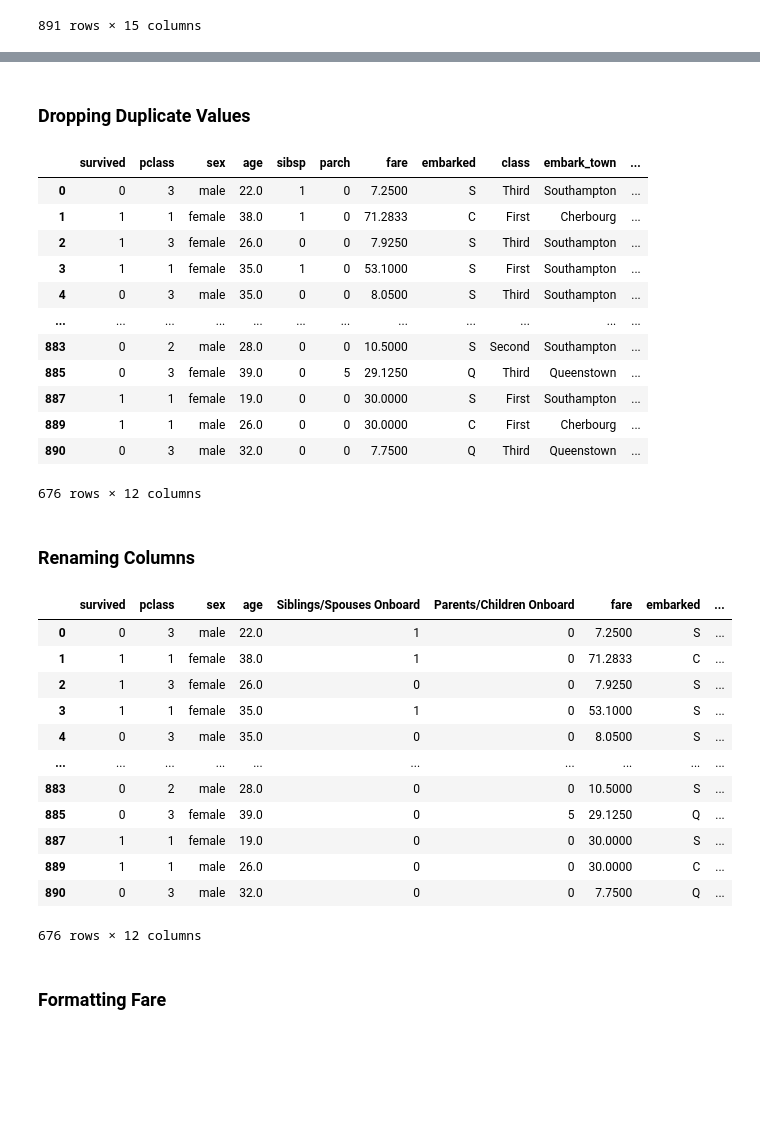
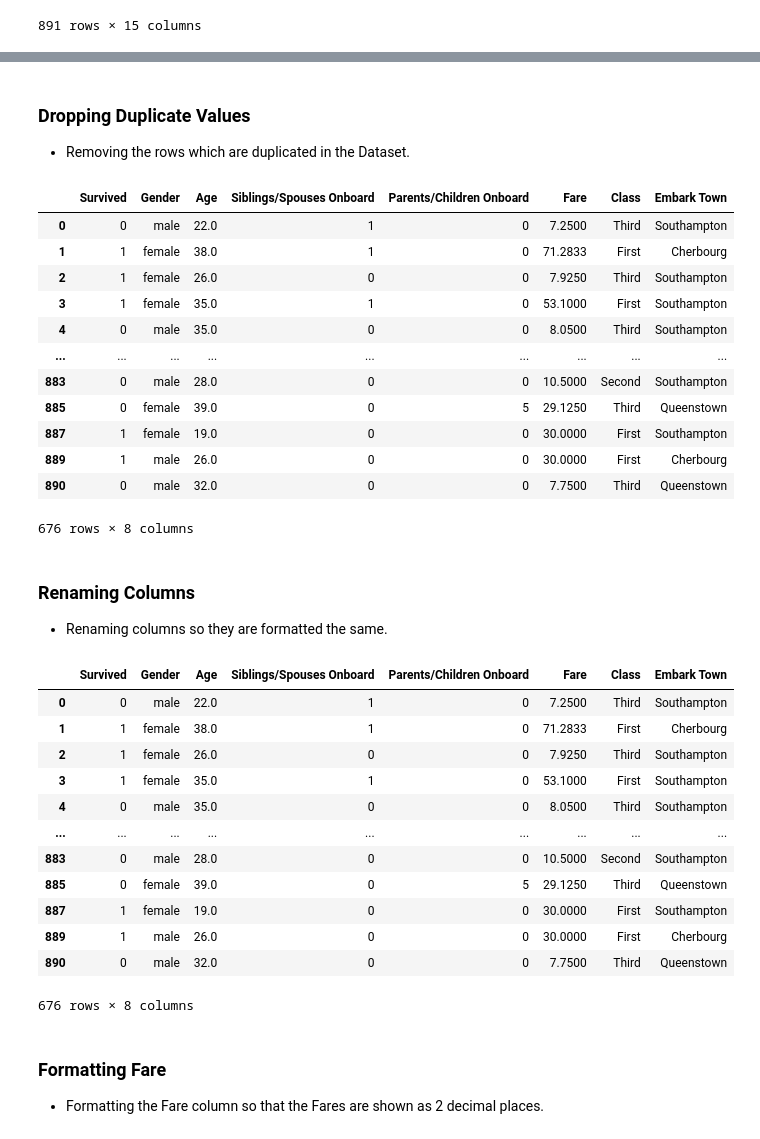
Before and after one commit to Eash17/Titanic_Data, a Jupyter notebook: Titanic.ipynb, the cells around one changed output, grey strips where cells are left out. Saved outputs shown, nothing was run; the diff lists cells and outputs as text; code cells hidden in the pictures; blank space fills up the shorter version.

Commit message:
Notebook with Data Vis.
The Notebook formatted better and Data Visualisations added.

```diff
--- a/Titanic.ipynb
+++ b/Titanic.ipynb
@@ -81,3 +121,3 @@ dtype: int64
 # %%
-columns_to_drop = ['deck', 'who', 'adult_male']
+columns_to_drop = ['deck', 'who', 'adult_male', 'embarked', 'pclass', 'alive', 'alone']
 df.drop(columns_to_drop, axis=1, inplace=True)
@@ -86,5 +127,5 @@ df.drop(columns_to_drop, axis=1, inplace=True)
 # %%
-df.dropna(subset=['fare', 'age'], inplace=True)
+df.dropna(subset=['Fare', 'Age'], inplace=True)
 missing_values = df.isnull().sum()
 print("Missing Values:\n", missing_values)
 # %% [output]
@@ -128,41 +166,44 @@ duplicate_rows
-# %% [markdown]
-### Dropping Duplicate Values
+# %% [markdown]
+### Dropping Duplicate Values
+- Removing the rows which are duplicated in the Dataset.
 # %%
 df.drop_duplicates(inplace=True)
 df
 # %% [output]
-|  | survived | pclass | sex | age | sibsp | parch | fare | embarked | class | embark_town | ... |
-| 0 | 0 | 3 | male | 22.0 | 1 | 0 | 7.2500 | S | Third | Southampton | ... |
-| 1 | 1 | 1 | female | 38.0 | 1 | 0 | 71.2833 | C | First | Cherbourg | ... |
-| 2 | 1 | 3 | female | 26.0 | 0 | 0 | 7.9250 | S | Third | Southampton | ... |
-| 3 | 1 | 1 | female | 35.0 | 1 | 0 | 53.1000 | S | First | Southampton | ... |
-| 4 | 0 | 3 | male | 35.0 | 0 | 0 | 8.0500 | S | Third | Southampton | ... |
-| ... | ... | ... | ... | ... | ... | ... | ... | ... | ... | ... | ... |
-| 883 | 0 | 2 | male | 28.0 | 0 | 0 | 10.5000 | S | Second | Southampton | ... |
-| 885 | 0 | 3 | female | 39.0 | 0 | 5 | 29.1250 | Q | Third | Queenstown | ... |
-| 887 | 1 | 1 | female | 19.0 | 0 | 0 | 30.0000 | S | First | Southampton | ... |
-| 889 | 1 | 1 | male | 26.0 | 0 | 0 | 30.0000 | C | First | Cherbourg | ... |
-| 890 | 0 | 3 | male | 32.0 | 0 | 0 | 7.7500 | Q | Third | Queenstown | ... |
+|  | Survived | Gender | Age | Siblings/Spouses Onboard | Parents/Children Onboard | Fare | Class | Embark Town |
+| 0 | 0 | male | 22.0 | 1 | 0 | 7.2500 | Third | Southampton |
+| 1 | 1 | female | 38.0 | 1 | 0 | 71.2833 | First | Cherbourg |
+| 2 | 1 | female | 26.0 | 0 | 0 | 7.9250 | Third | Southampton |
+| 3 | 1 | female | 35.0 | 1 | 0 | 53.1000 | First | Southampton |
+| 4 | 0 | male | 35.0 | 0 | 0 | 8.0500 | Third | Southampton |
+| ... | ... | ... | ... | ... | ... | ... | ... | ... |
+| 883 | 0 | male | 28.0 | 0 | 0 | 10.5000 | Second | Southampton |
+| 885 | 0 | female | 39.0 | 0 | 5 | 29.1250 | Third | Queenstown |
+| 887 | 1 | female | 19.0 | 0 | 0 | 30.0000 | First | Southampton |
+| 889 | 1 | male | 26.0 | 0 | 0 | 30.0000 | First | Cherbourg |
+| 890 | 0 | male | 32.0 | 0 | 0 | 7.7500 | Third | Queenstown |
-676 rows × 12 columns
+676 rows × 8 columns
-# %% [markdown]
-### Renaming Columns
+# %% [markdown]
+### Renaming Columns
+- Renaming columns so they are formatted the same.
 # %%
-df.rename(columns={'sibsp': 'Siblings/Spouses Onboard', 'parch': 'Parents/Children Onboard'}, inplace=True)
+df.rename(columns={'survived': 'Survived', 'sex': 'Gender', 'age': 'Age', 'sibsp': 'Siblings/Spouses Onboard', 'parch': 'Parents/Children Onboard', 'fare': 'Fare', 'class': 'Class', 'embark_town': 'Embark Town'}, inplace=True)
 df
 # %% [output]
-|  | survived | pclass | sex | age | Siblings/Spouses Onboard | Parents/Children Onboard | fare | embarked | ... |
-| 0 | 0 | 3 | male | 22.0 | 1 | 0 | 7.2500 | S | ... |
-| 1 | 1 | 1 | female | 38.0 | 1 | 0 | 71.2833 | C | ... |
-| 2 | 1 | 3 | female | 26.0 | 0 | 0 | 7.9250 | S | ... |
-| 3 | 1 | 1 | female | 35.0 | 1 | 0 | 53.1000 | S | ... |
-| 4 | 0 | 3 | male | 35.0 | 0 | 0 | 8.0500 | S | ... |
-| ... | ... | ... | ... | ... | ... | ... | ... | ... | ... |
-| 883 | 0 | 2 | male | 28.0 | 0 | 0 | 10.5000 | S | ... |
-| 885 | 0 | 3 | female | 39.0 | 0 | 5 | 29.1250 | Q | ... |
-| 887 | 1 | 1 | female | 19.0 | 0 | 0 | 30.0000 | S | ... |
-| 889 | 1 | 1 | male | 26.0 | 0 | 0 | 30.0000 | C | ... |
-| 890 | 0 | 3 | male | 32.0 | 0 | 0 | 7.7500 | Q | ... |
+|  | Survived | Gender | Age | Siblings/Spouses Onboard | Parents/Children Onboard | Fare | Class | Embark Town |
+| 0 | 0 | male | 22.0 | 1 | 0 | 7.2500 | Third | Southampton |
+| 1 | 1 | female | 38.0 | 1 | 0 | 71.2833 | First | Cherbourg |
+| 2 | 1 | female | 26.0 | 0 | 0 | 7.9250 | Third | Southampton |
+| 3 | 1 | female | 35.0 | 1 | 0 | 53.1000 | First | Southampton |
+| 4 | 0 | male | 35.0 | 0 | 0 | 8.0500 | Third | Southampton |
+| ... | ... | ... | ... | ... | ... | ... | ... | ... |
+| 883 | 0 | male | 28.0 | 0 | 0 | 10.5000 | Second | Southampton |
+| 885 | 0 | female | 39.0 | 0 | 5 | 29.1250 | Third | Queenstown |
+| 887 | 1 | female | 19.0 | 0 | 0 | 30.0000 | First | Southampton |
+| 889 | 1 | male | 26.0 | 0 | 0 | 30.0000 | First | Cherbourg |
+| 890 | 0 | male | 32.0 | 0 | 0 | 7.7500 | Third | Queenstown |
-676 rows × 12 columns
+676 rows × 8 columns
-# %% [markdown]
-### Formatting Fare
+# %% [markdown]
+### Formatting Fare
+- Formatting the Fare column so that the Fares are shown as 2 decimal places.
 # %%
```
Also changed, not shown: parts of 49 cells of this notebook, 1 other file.
